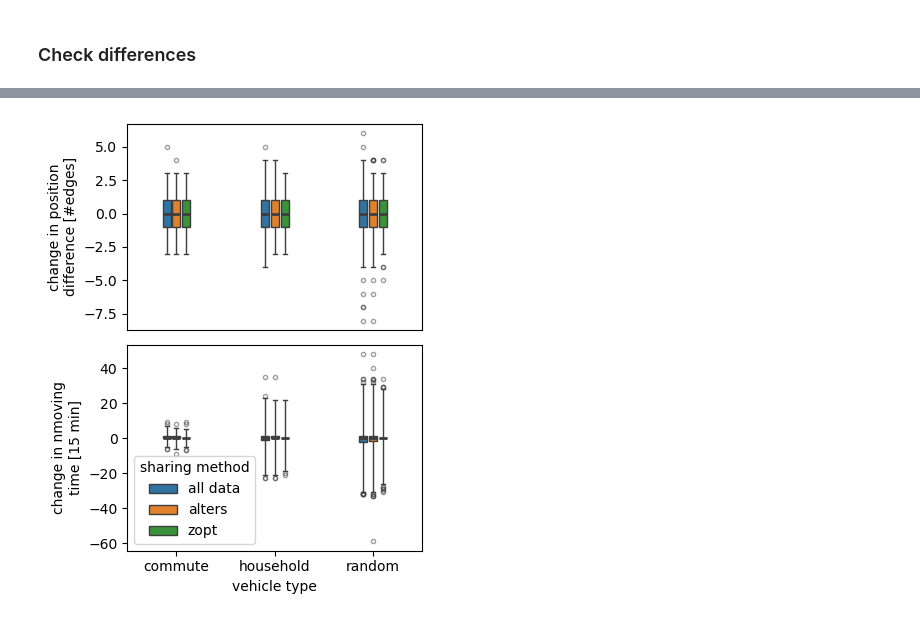
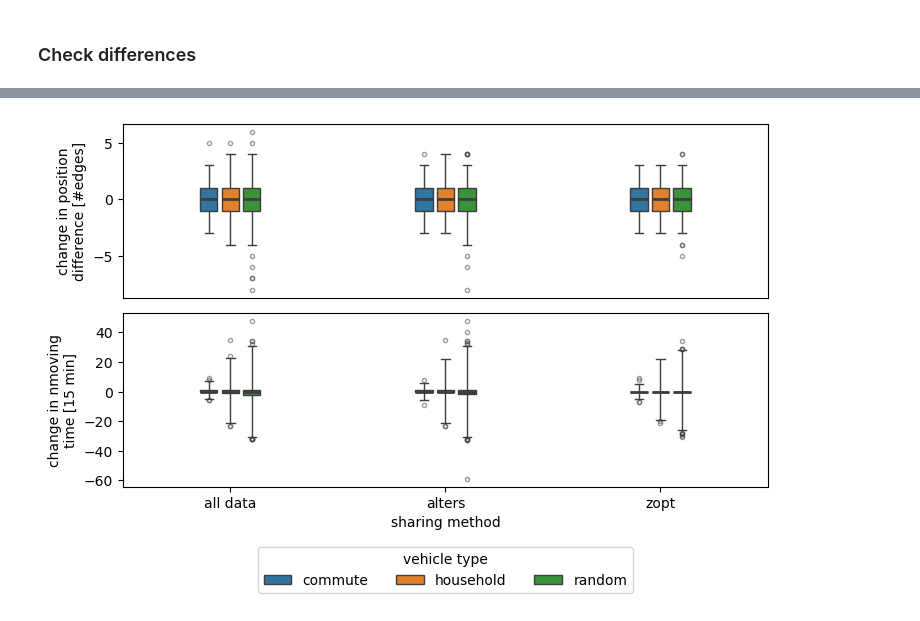
Before and after one commit to alelevente/selcop, a Jupyter notebook: 03_da/05_evaluation/04_fl_privacy.ipynb, the cells around one changed output, grey strips where cells are left out. Cells and saved outputs as stored; diff of their text form; code cells hidden in the pictures.

```diff
--- a/03_da/05_evaluation/04_fl_privacy.ipynb
+++ b/03_da/05_evaluation/04_fl_privacy.ipynb
@@ -218,19 +185,20 @@ long_diff
 # %%
-fig, ax = plt.subplots(2,1, figsize=(4,5))
+fig, ax = plt.subplots(2,1, figsize=(7.5, 5))
 sns.boxplot(data=long_diff[long_diff["value_type"] == "position difference"],
-            x="vehicle type", y="value", hue="sharing method", ax=ax[0],
+            x="sharing method", y="value", hue="vehicle type", ax=ax[0],
             width=0.3, gap=0.2, whis=[1,99], fliersize=3.0,
             flierprops={"alpha": 0.5},
             medianprops={"linewidth":2}, legend=False)
 ax[0].set_ylabel("change in position\ndifference [#edges]")
 ax[0].set_xlabel("")
 ax[0].set_xticks([])
 sns.boxplot(data=long_diff[long_diff["value_type"] == "time difference"],
-            x="vehicle type", y="value", hue="sharing method", ax=ax[1],
+            x="sharing method", y="value", hue="vehicle type", ax=ax[1],
             width=0.3, gap=0.2, whis=[1,99], fliersize=3.0,
             flierprops={"alpha": 0.5},
             medianprops={"linewidth":2})
 ax[1].set_ylabel("change in nmoving\ntime [15 min]")
+ax[1].legend(title="vehicle type", ncols=4, loc="lower center", bbox_to_anchor=(.5, -.65))
 fig.tight_layout()
 # %% [output]
-[figure, old version]
+[figure, new version]
```
Also changed, not shown: parts of 2 cells of this notebook, 1 other file.
